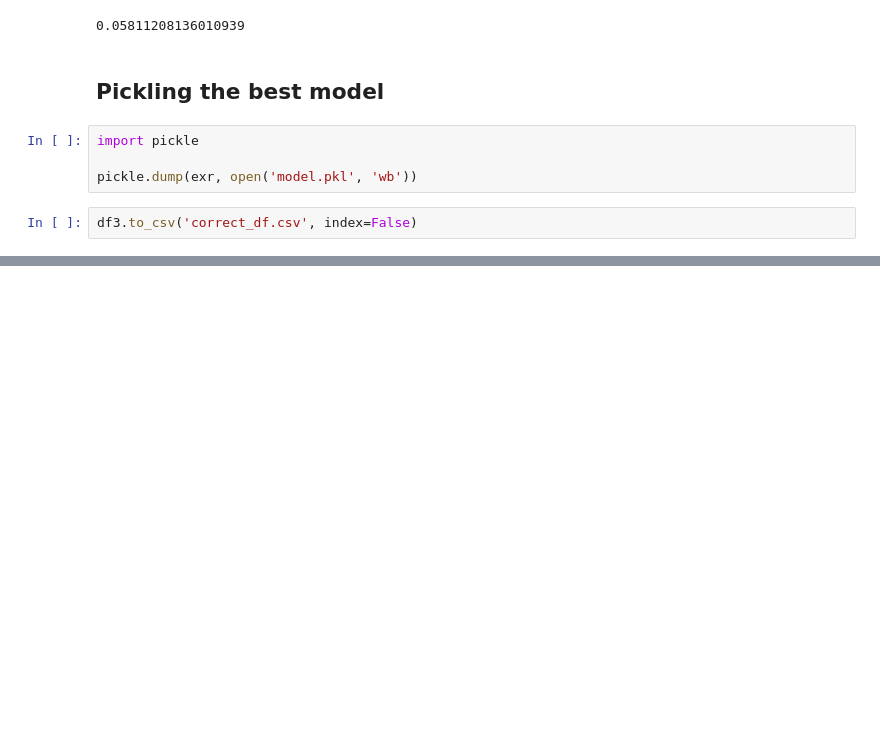
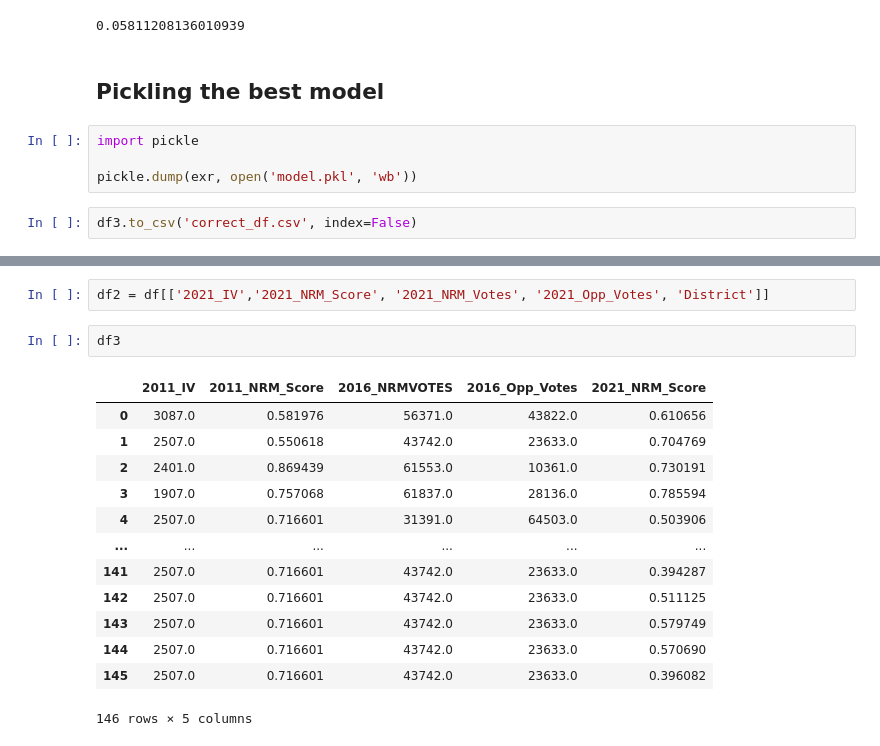
Before and after one commit to sulaiman-kagumire/MCS-7227, a Jupyter notebook: NRM_presidential_score.ipynb, the cells around one changed output, grey strips where cells are left out. Cells and saved outputs as stored; diff of their text form; blank space fills up the shorter version.

```diff
--- a/NRM_presidential_score.ipynb
+++ b/NRM_presidential_score.ipynb
@@ -1874,0 +1903,18 @@ df3.to_csv('correct_df.csv', index=False)
+# %%
+df2 = df[['2021_IV','2021_NRM_Score', '2021_NRM_Votes', '2021_Opp_Votes', 'District']]
+# %%
+df3
+# %% [output]
+|  | 2011_IV | 2011_NRM_Score | 2016_NRMVOTES | 2016_Opp_Votes | 2021_NRM_Score |
+| 0 | 3087.0 | 0.581976 | 56371.0 | 43822.0 | 0.610656 |
+| 1 | 2507.0 | 0.550618 | 43742.0 | 23633.0 | 0.704769 |
+| 2 | 2401.0 | 0.869439 | 61553.0 | 10361.0 | 0.730191 |
+| 3 | 1907.0 | 0.757068 | 61837.0 | 28136.0 | 0.785594 |
+| 4 | 2507.0 | 0.716601 | 31391.0 | 64503.0 | 0.503906 |
+| ... | ... | ... | ... | ... | ... |
+| 141 | 2507.0 | 0.716601 | 43742.0 | 23633.0 | 0.394287 |
+| 142 | 2507.0 | 0.716601 | 43742.0 | 23633.0 | 0.511125 |
+| 143 | 2507.0 | 0.716601 | 43742.0 | 23633.0 | 0.579749 |
+| 144 | 2507.0 | 0.716601 | 43742.0 | 23633.0 | 0.570690 |
+| 145 | 2507.0 | 0.716601 | 43742.0 | 23633.0 | 0.396082 |
+146 rows × 5 columns
```
Also changed, not shown: parts of 40 cells of this notebook.
